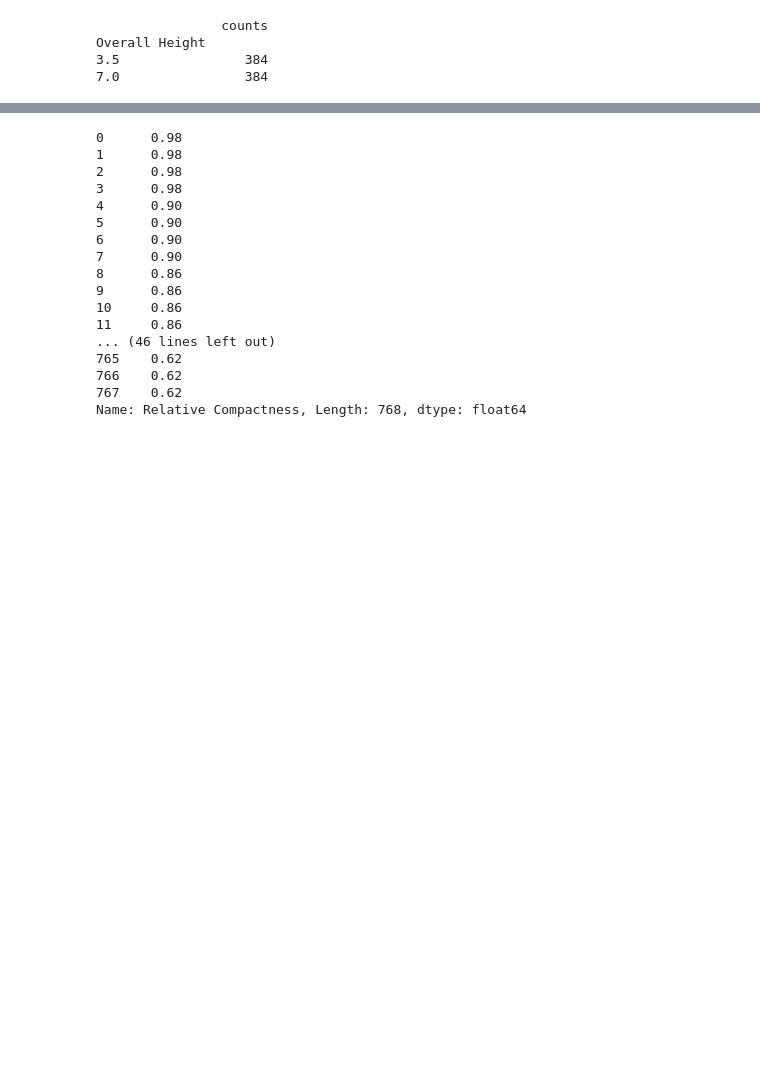
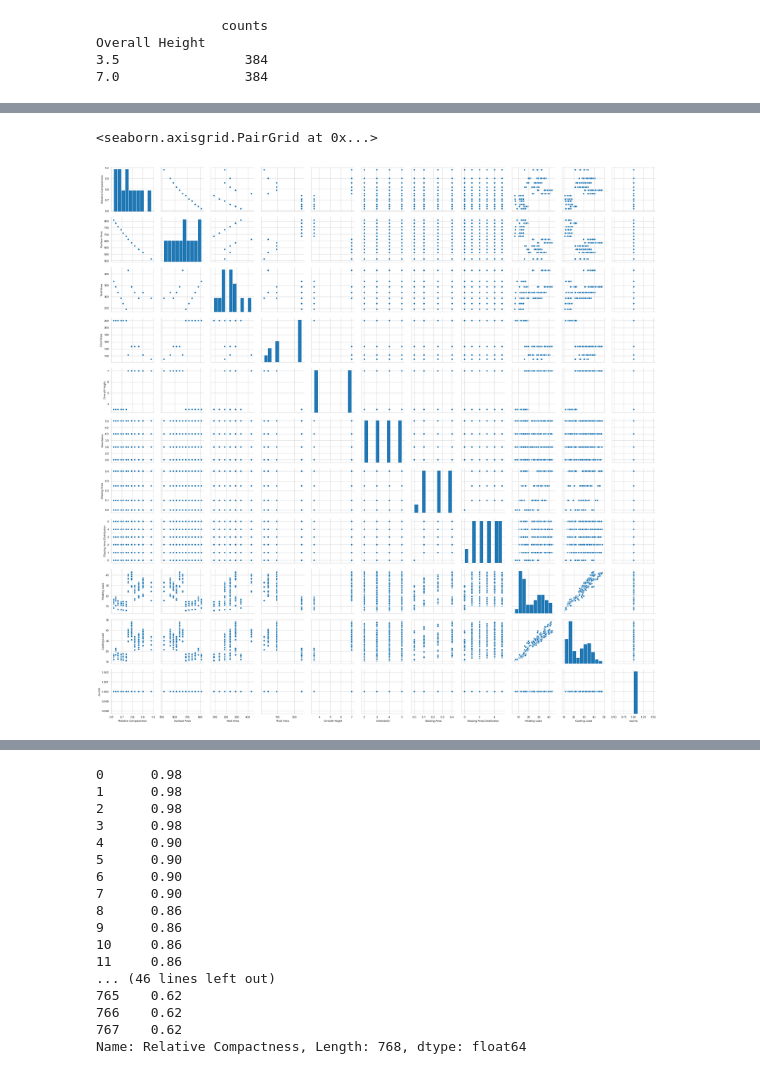
Before and after one commit to mutecypher/Datasci410, a Jupyter notebook: MikePearson-L01-EnergyLoads.ipynb, the cells around one changed output, grey strips where cells are left out. Cells and saved outputs as stored; diff of their text form; code cells hidden in the pictures; blank space fills up the shorter version.

```diff
--- a/MikePearson-L01-EnergyLoads.ipynb
+++ b/MikePearson-L01-EnergyLoads.ipynb
@@ -118 +131,6 @@ print(plt.boxplot(buildings.loc[:,'Heating Load']))
+# %%
+sns.pairplot(buildings)
+# %% [output]
+<seaborn.axisgrid.PairGrid at 0x...>
+[figure, added]
 # %%
```
Also changed, not shown: parts of 6 cells of this notebook.
